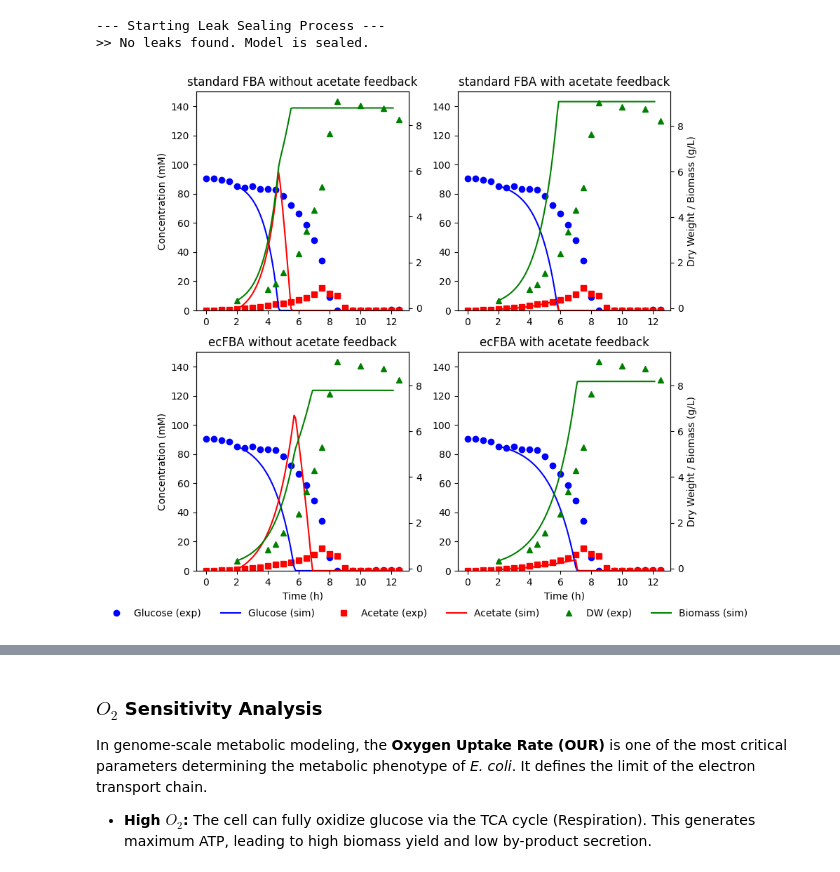
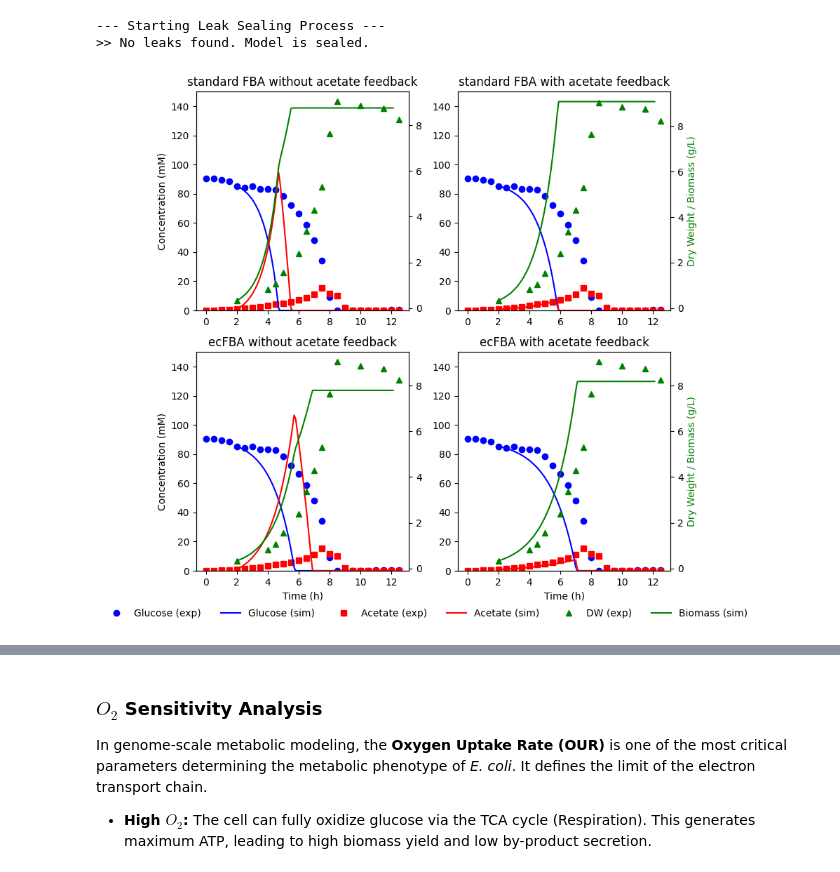
Before and after one commit to dylan33smith/dFBA, a Jupyter notebook: base_project.ipynb, the cells around one changed output, grey strips where cells are left out. Cells and saved outputs as stored; diff of their text form; code cells hidden in the pictures.

```diff
--- a/base_project.ipynb
+++ b/base_project.ipynb
@@ -691,7 +721,8 @@ def plot_exp_vs_sim_grid(cond_histories, exp_data, save_path=None):
         if idx % 2 == 0:
             ax1.set_ylabel('Concentration (mM)')
         if idx % 2 == 1:
-            ax2.set_ylabel('Dry Weight / Biomass (g/L)')
+            ax2.set_ylabel('Dry Weight / Biomass (g/L)', color='g')
+            ax2.tick_params(axis='y', colors='g')
 
         if idx == 0:
             legend_lines = [line1, line3, line2, line4, line5, line6]
@@ -708,9 +739,9 @@ def plot_exp_vs_sim_grid(cond_histories, exp_data, save_path=None):
 
     plt.show()
 # %%
-# plot_exp_vs_sim_grid(cond_histories, exp_data)
+plot_exp_vs_sim_grid(cond_histories, exp_data, save_path='figures/exp_vs_sim_grid.png')
 # %% [output]
-[figure, old version]
+[figure, new version]
 # %% [markdown]
 # <img src="figures/exp_vs_sim_KarlsenParams.png" width="600">
 The above is a plot of the different simulation conditions (standard FBA, standard FBA with acetate feedback, ecFBA, ecFBA with acetate feedback) using the parameter values from the Karlsen et al paper.
```
Also changed, not shown: parts of 5 cells of this notebook, 6 other files.
